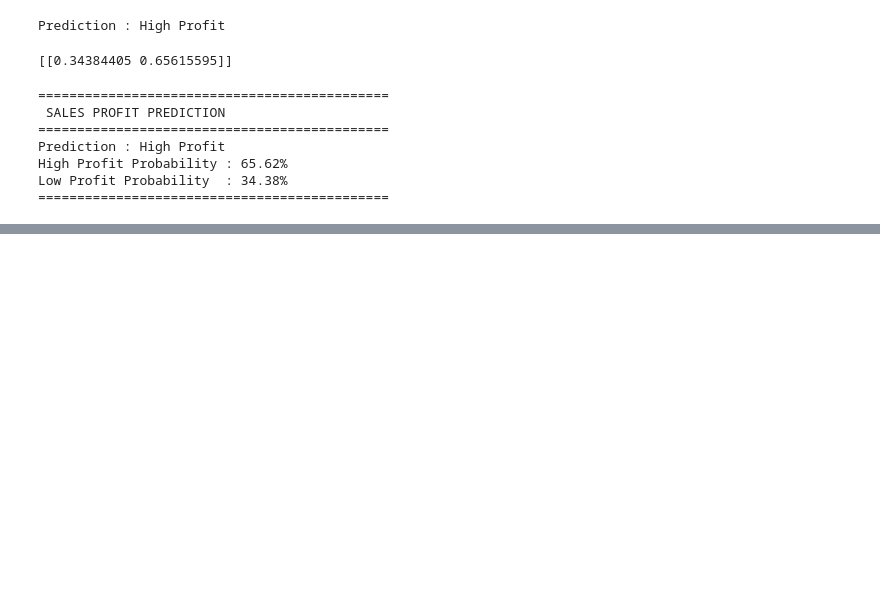
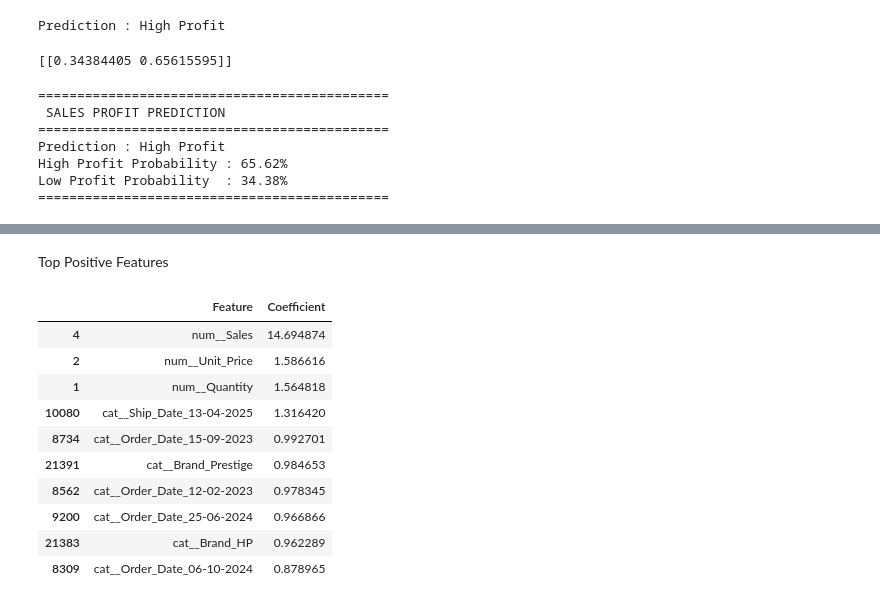
Before and after one commit to Shubhamspc90/AI_ML, a Jupyter notebook: python/data_science_library/projects/Sales_ML_Project.ipynb, the cells around one changed output, grey strips where cells are left out. Drawn from its saved outputs; the diff is of its cells as text; code cells hidden in the pictures; blank space fills up the shorter version.

```diff
--- a/python/data_science_library/projects/Sales_ML_Project.ipynb
+++ b/python/data_science_library/projects/Sales_ML_Project.ipynb
@@ -1322,0 +1371,21 @@ Low Profit Probability  : 34.38%
+# %% [markdown]
+Top Positive Features
+# %%
+importance.sort_values(
+    by="Coefficient",
+    ascending=False
+).head(10)
+
+# Ye wo features hain jo High Profit hone ki probability badhate hain.
+# %% [output]
+|  | Feature | Coefficient |
+| 4 | num__Sales | 14.694874 |
+| 2 | num__Unit_Price | 1.586616 |
+| 1 | num__Quantity | 1.564818 |
+| 10080 | cat__Ship_Date_13-04-2025 | 1.316420 |
+| 8734 | cat__Order_Date_15-09-2023 | 0.992701 |
+| 21391 | cat__Brand_Prestige | 0.984653 |
+| 8562 | cat__Order_Date_12-02-2023 | 0.978345 |
+| 9200 | cat__Order_Date_25-06-2024 | 0.966866 |
+| 21383 | cat__Brand_HP | 0.962289 |
+| 8309 | cat__Order_Date_06-10-2024 | 0.878965 |
```
Also changed, not shown: parts of 14 cells of this notebook.
